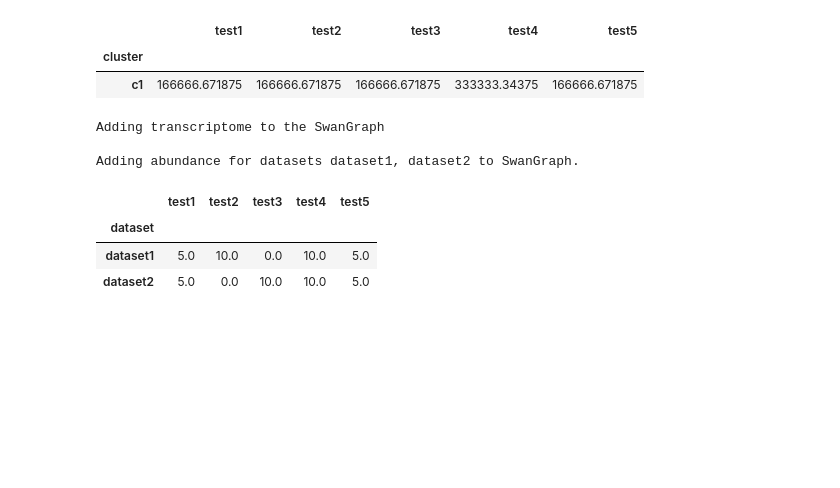
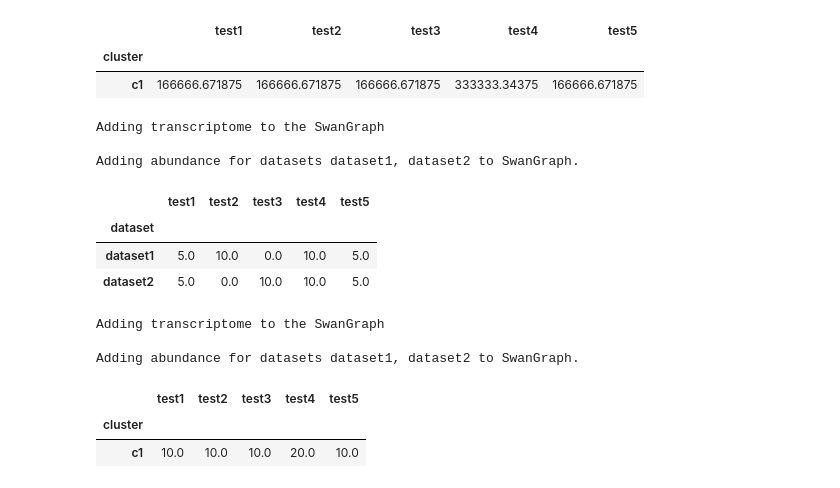
Before and after one commit to mortazavilab/swan_vis, a Jupyter notebook: tutorials/220212_fix_abundance.ipynb, the cells around one changed output. Saved outputs shown, nothing was run; the diff lists cells and outputs as text; code cells hidden in the pictures; blank space fills up the shorter version.

```diff
--- a/tutorials/220212_fix_abundance.ipynb
+++ b/tutorials/220212_fix_abundance.ipynb
@@ -119,4 +52,6 @@ def calc_tpm(adata, obs_col='dataset'):
 # %%
+# added
+# swangraph.py
 def add_abundance(sg, counts_file):
     """
     Adds abundance from a counts matrix to the SwanGraph. Transcripts in the
@@ -163,10 +98,13 @@ def add_abundance(sg, counts_file):
     var.columns = ['tid']
     obs = df.index.to_frame()
     obs.columns = ['dataset']
-    X = df.to_numpy()
+    X = sparse.csr_matrix(df.to_numpy())
 
-    # create transcript-level adata object
+    # create transcript-level adata object and filter out unexpressed transcripts
     adata = anndata.AnnData(var=var, obs=obs, X=X)
+    genes, _  = sc.pp.filter_genes(adata, min_counts=1, inplace=False)
+    adata = adata[:, genes]
+    adata.layers['counts'] = adata.X
 
     # add each dataset to list of "datasets", check if any are already there!
     datasets = adata.obs.dataset.tolist()
@@ -192,13 +130,12 @@ def add_abundance(sg, counts_file):
 
         # add counts as layers
         sg.adata.layers['counts'] = sg.adata.X
-#         print('calculating tpm')
-#         sg.adata.layers['tpm'] = calc_tpm(sg.adata, sg.t_df).to_numpy()
+        print('Calculating transcript TPM...')
+        sg.adata.layers['tpm'] = sparse.csr_matrix(calc_tpm(sg.adata).to_numpy())
 
-#         # could probably parallelize calc_pi
-#         if not sg.sc:
-#             print('calculating tpm')
-#             sg.adata.layers['pi'] = swan.calc_pi(sg.adata, sg.t_df)[0].to_numpy()
+        if not sg.sc:
+            print('Calculating PI...')
+            sg.adata.layers['pi'] = sparse.csr_matrix(calc_pi(sg.adata, sg.t_df)[0].to_numpy())
     else:
 
         # first set current layer to be counts
@@ -211,18 +148,20 @@ def add_abundance(sg, counts_file):
         sg.adata = sg.adata.concatenate(adata, join='outer', index_unique=None)
         sg.adata.uns = uns
 
-#         # recalculate pi and tpm
-#         print('calculating tpm')
-#         sg.adata.layers['tpm'] = calc_tpm(sg.adata, sg.t_df).to_numpy()
+        # recalculate pi and tpm
+        print('Calculating transcript TPM...')
+        sg.adata.layers['tpm'] = sparse.csr_matrix(calc_tpm(sg.adata).to_numpy())
 
-#         if not sg.sc:
-#             print('calculating pi')
-#             sg.adata.layers['pi'] = swan.calc_pi(sg.adata, sg.t_df)[0].to_numpy()
+        if not sg.sc:
+            print('Calculating PI...')
+            sg.adata.layers['pi'] = sparse.csr_matrix(calc_pi(sg.adata, sg.t_df)[0].to_numpy())
 
-#     # add abundance for edges, TSS per gene, and TES per gene
-#     # sg.create_edge_adata()
-#     sg.create_end_adata(kind='tss')
-#     sg.create_end_adata(kind='tes')
+    # add abundance for edges, TSS per gene, and TES per gene
+    sg = create_edge_adata(sg)
+    print('Calculating TSS usage...')
+    sg = create_end_adata(sg, kind='tss')
+    print('Calculating TES usage...')
+    sg = create_end_adata(sg, kind='tes')
 
     # set abundance flag to true
     sg.abundance = True
@@ -331,9 +594,16 @@ Adding abundance for datasets dataset1, dataset2 to SwanGraph.
 # %%
 # test_calc_total_counts_2
 sg = swan.SwanGraph()
 sg.add_transcriptome('../testing/files/test_full.gtf')
 sg = add_abundance(sg, '../testing/files/test_ab_1.tsv')
 sg.adata.obs['cluster'] = ['c1', 'c1']
 
-df = calc_total_counts(sg.adata)
+df = calc_total_counts(sg.adata, obs_col='cluster')
 df
+# %% [output]
+Adding transcriptome to the SwanGraph
+
+Adding abundance for datasets dataset1, dataset2 to SwanGraph.
+|  | test1 | test2 | test3 | test4 | test5 |
+| cluster |  |  |  |  |  |
+| c1 | 10.0 | 10.0 | 10.0 | 20.0 | 10.0 |
```
Also changed, not shown: parts of 20 cells of this notebook, 6 other files.
